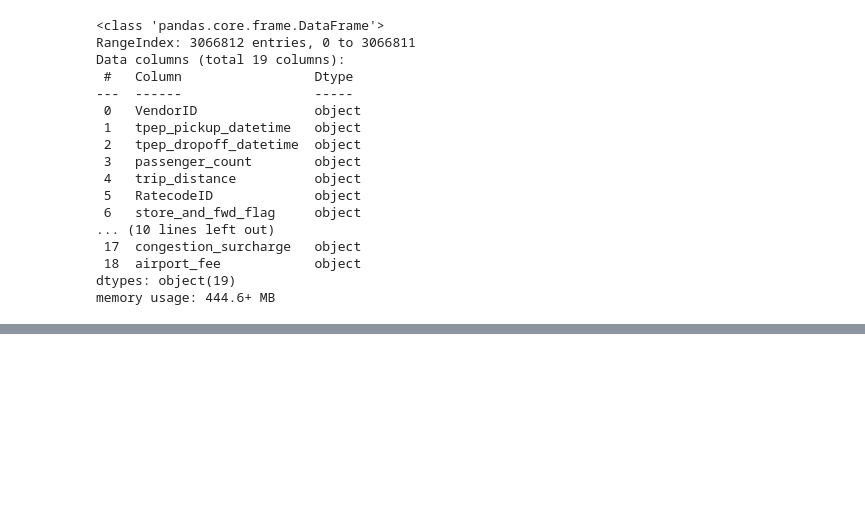
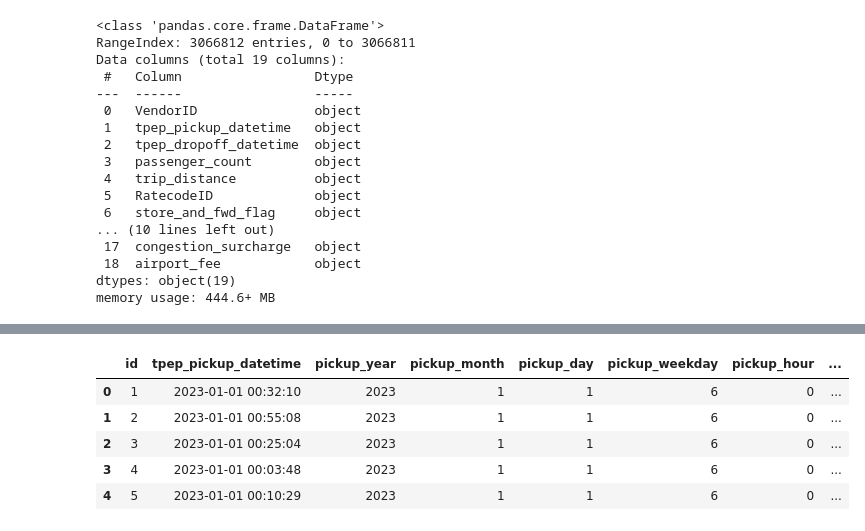
Before and after one commit to bibek376/Uber_Data_Engineering_Project, a Jupyter notebook: uber_data_engineering_only_pandas.ipynb, the cells around one changed output, grey strips where cells are left out. Drawn from its saved outputs; the diff is of its cells as text; code cells hidden in the pictures; blank space fills up the shorter version.

```diff
--- a/uber_data_engineering_only_pandas.ipynb
+++ b/uber_data_engineering_only_pandas.ipynb
@@ -36,0 +95,11 @@ df.to_csv('/home/bibek/Desktop/uber_data_engineering/after_some_cleaning.csv')
+# %%
+after_filtered_df['pickup_year'] = after_filtered_df['tpep_pickup_datetime'].dt.year
+after_filtered_df['pickup_month'] = after_filtered_df['tpep_pickup_datetime'].dt.month
+after_filtered_df['pickup_day'] = after_filtered_df['tpep_pickup_datetime'].dt.day
+after_filtered_df['pickup_weekday'] = after_filtered_df['tpep_pickup_datetime'].dt.weekday
+after_filtered_df['pickup_hour'] = after_filtered_df['tpep_pickup_datetime'].dt.hour
+after_filtered_df['dropoff_year'] = after_filtered_df['tpep_dropoff_datetime'].dt.year
+after_filtered_df['dropoff_month'] = after_filtered_df['tpep_dropoff_datetime'].dt.month
+after_filtered_df['dropoff_day'] = after_filtered_df['tpep_dropoff_datetime'].dt.day
+after_filtered_df['dropoff_weekday'] = after_filtered_df['tpep_dropoff_datetime'].dt.weekday
+after_filtered_df['dropoff_hour'] = after_filtered_df['tpep_dropoff_datetime'].dt.hour
@@ -36,0 +113,5 @@ df.to_csv('/home/bibek/Desktop/uber_data_engineering/after_some_cleaning.csv')
+# %%
+#if tpep_pickup_datetime and tpep_dropoff_datetime is same logically it is not possible
+after_duplicate_filtered_df=after_filtered_df['tpep_pickup_datetime'] != after_filtered_df['tpep_dropoff_datetime']
+after_duplicate_filtered_df = after_filtered_df[after_duplicate_filtered_df]
+after_duplicate_filtered_df.sample(4)
@@ -36,0 +133,15 @@ df.to_csv('/home/bibek/Desktop/uber_data_engineering/after_some_cleaning.csv')
+# %%
+after_duplicate_filtered_df['id'] = after_duplicate_filtered_df.index+1
+# %%
+date_time_dim=after_duplicate_filtered_df[['id','tpep_pickup_datetime','pickup_year','pickup_month',
+               'pickup_day','pickup_weekday','pickup_hour','tpep_dropoff_datetime',
+              'dropoff_year','dropoff_month','dropoff_day','dropoff_weekday','dropoff_hour']]
+# %%
+date_time_dim.head(5).reset_index(drop=True)
+# %% [output]
+|  | id | tpep_pickup_datetime | pickup_year | pickup_month | pickup_day | pickup_weekday | pickup_hour | ... |
+| 0 | 1 | 2023-01-01 00:32:10 | 2023 | 1 | 1 | 6 | 0 | ... |
+| 1 | 2 | 2023-01-01 00:55:08 | 2023 | 1 | 1 | 6 | 0 | ... |
+| 2 | 3 | 2023-01-01 00:25:04 | 2023 | 1 | 1 | 6 | 0 | ... |
+| 3 | 4 | 2023-01-01 00:03:48 | 2023 | 1 | 1 | 6 | 0 | ... |
+| 4 | 5 | 2023-01-01 00:10:29 | 2023 | 1 | 1 | 6 | 0 | ... |
```
Also changed, not shown: parts of 17 cells of this notebook, 4 other files.
